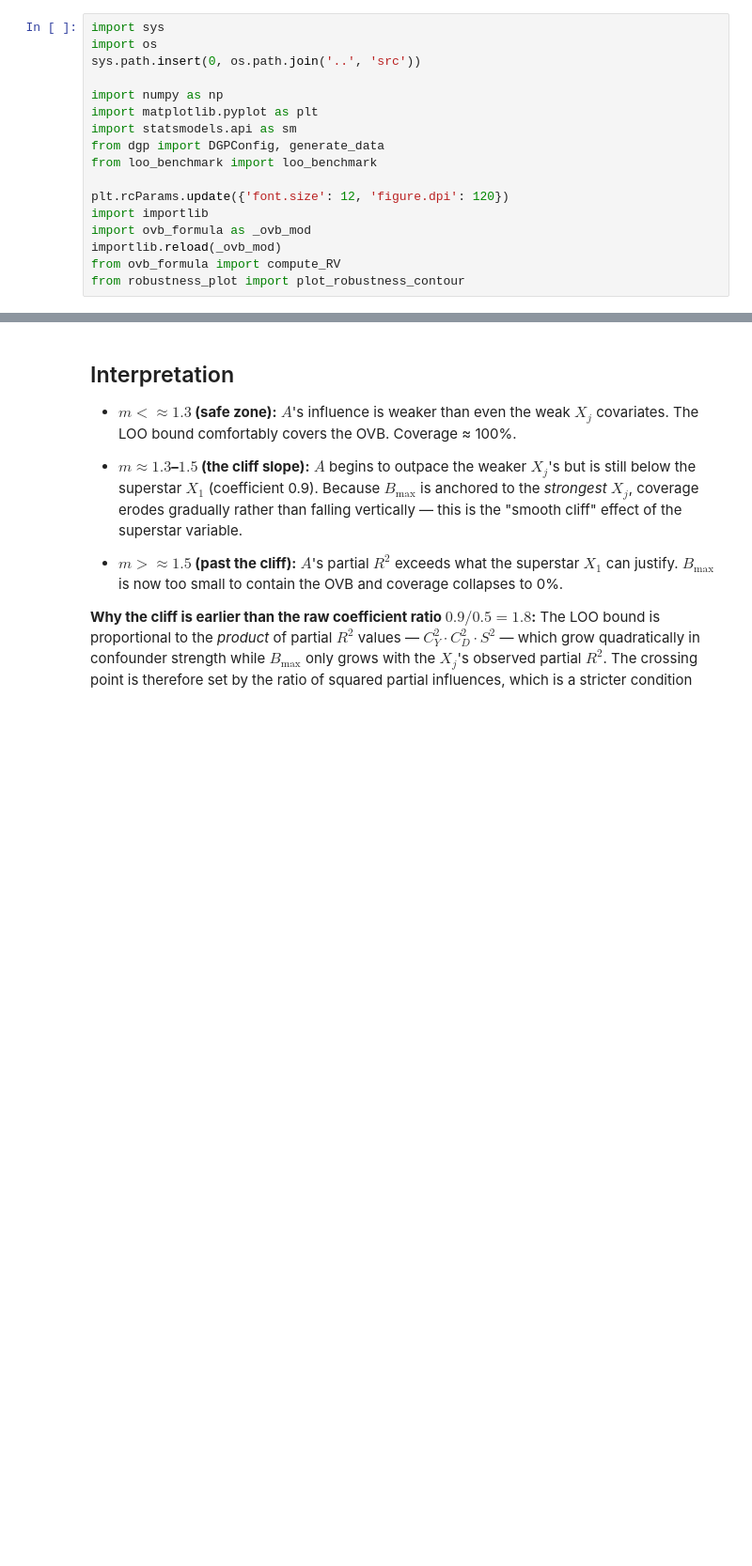
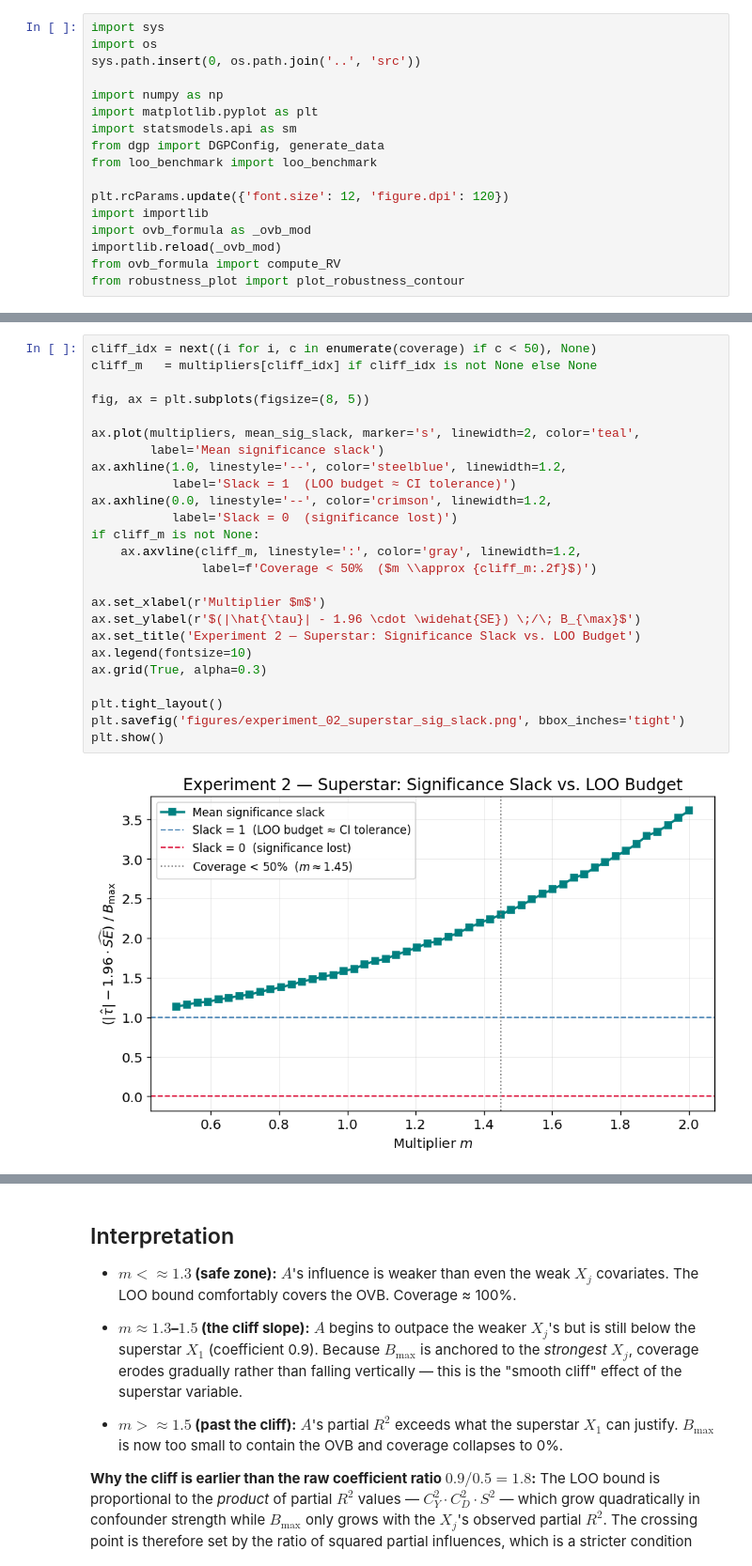
Before and after one commit to Endeville/Informal_Benchmarking, a Jupyter notebook: notebooks/experiment_02_superstar.ipynb, the cells around one changed output, grey strips where cells are left out. Shown at 94% size. Saved outputs shown, nothing was run; the diff lists cells and outputs as text; blank space fills up the shorter version.

```diff
--- a/notebooks/experiment_02_superstar.ipynb
+++ b/notebooks/experiment_02_superstar.ipynb
@@ -179,3 +270,30 @@ plt.show()
+# %%
+cliff_idx = next((i for i, c in enumerate(coverage) if c < 50), None)
+cliff_m   = multipliers[cliff_idx] if cliff_idx is not None else None
+
+fig, ax = plt.subplots(figsize=(8, 5))
+
+ax.plot(multipliers, mean_sig_slack, marker='s', linewidth=2, color='teal',
+        label='Mean significance slack')
+ax.axhline(1.0, linestyle='--', color='steelblue', linewidth=1.2,
+           label='Slack = 1  (LOO budget ≈ CI tolerance)')
+ax.axhline(0.0, linestyle='--', color='crimson', linewidth=1.2,
+           label='Slack = 0  (significance lost)')
+if cliff_m is not None:
+    ax.axvline(cliff_m, linestyle=':', color='gray', linewidth=1.2,
+               label=f'Coverage < 50%  ($m \\approx {cliff_m:.2f}$)')
+
+ax.set_xlabel(r'Multiplier $m$')
+ax.set_ylabel(r'$(|\hat{\tau}| - 1.96 \cdot \widehat{SE}) \;/\; B_{\max}$')
+ax.set_title('Experiment 2 — Superstar: Significance Slack vs. LOO Budget')
+ax.legend(fontsize=10)
+ax.grid(True, alpha=0.3)
+
+plt.tight_layout()
+plt.savefig('figures/experiment_02_superstar_sig_slack.png', bbox_inches='tight')
+plt.show()
+# %% [output]
+[figure, added]
 # %%
 cliff_idx  = next((i for i, c in enumerate(coverage) if c < 50), len(multipliers) - 1)
 cliff_m    = multipliers[cliff_idx]
```
Also changed, not shown: parts of 9 cells of this notebook, 3 other files.
